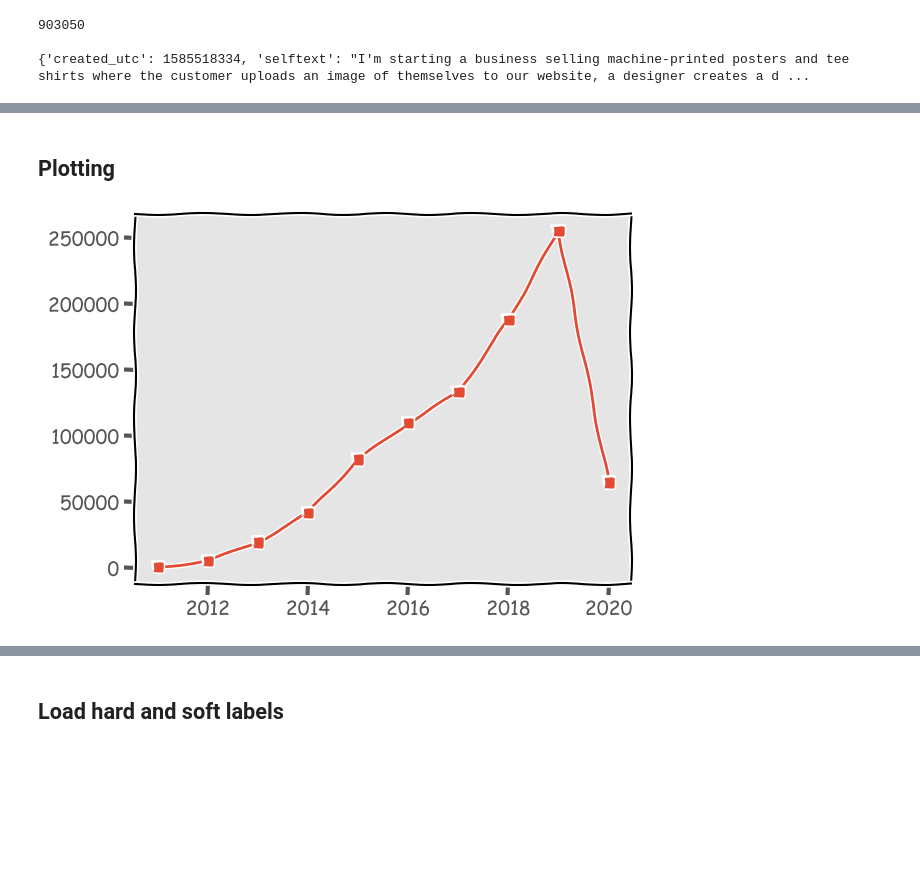
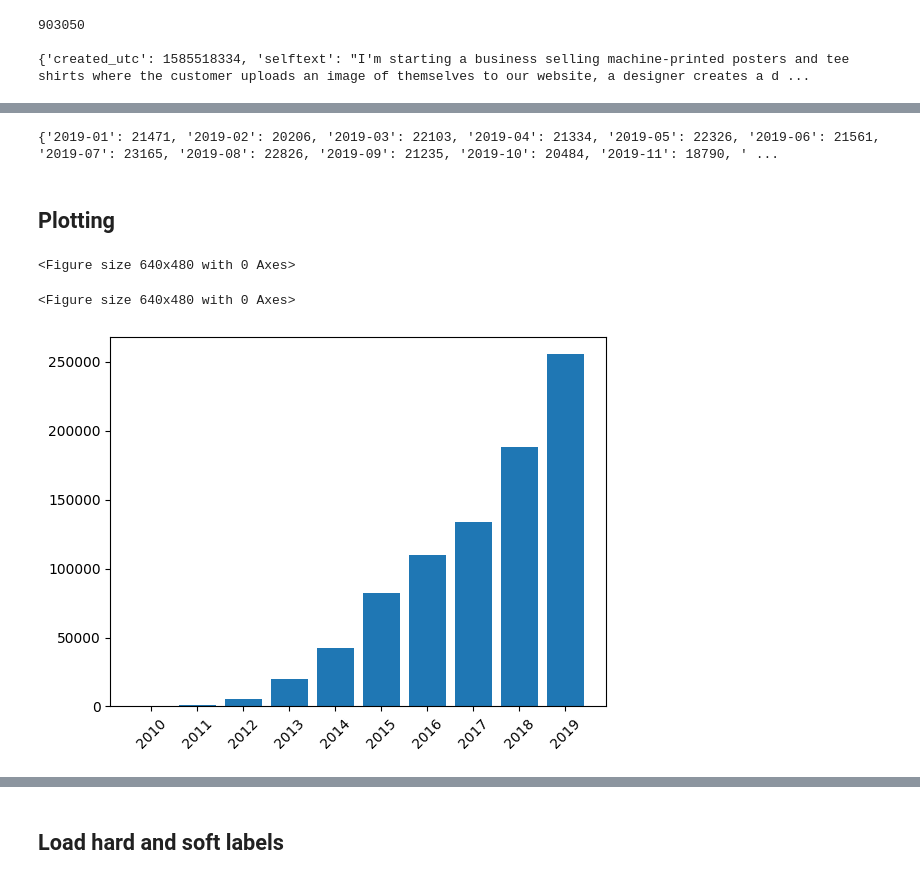
Before and after one commit to heeh/legal_advice, a Jupyter notebook: predictor.ipynb, the cells around one changed output, grey strips where cells are left out. Drawn from its saved outputs; the diff is of its cells as text; code cells hidden in the pictures; blank space fills up the shorter version.

Commit message:
Add annual and monthly prevalence

```diff
--- a/predictor.ipynb
+++ b/predictor.ipynb
@@ -211,11 +218,41 @@ noselftext 1237
+# %%
+print(monthly_num_docs)
+# %% [output]
+{'2019-01': 21471, '2019-02': 20206, '2019-03': 22103, '2019-04': 21334, '2019-05': 22326, '2019-06': 21561, '2019-07': 23165, '2019-08': 22826, '2019-09': 21235, '2019-10': 20484, '2019-11': 18790, ' ...
 # %% [markdown]
 ## Plotting
+# %%
+import matplotlib, matplotlib.pyplot as plt
+import pandas as pd
+matplotlib.style.use("ggplot")
+#plt.xkcd()
+plt.rcdefaults()
+plt.figure()
+def plotDictBar(d: dict):
+    d.pop(2010, None)
+    xdata = []
+    ydata = []
+    for k,v in d.items():
+        xdata.append(k)
+        ydata.append(v)
+    xdata = np.asarray(xdata)
+    ydata = np.asarray(ydata)
+    plt.bar(xdata, ydata)
+    plt.xticks(rotation=45)
+
+
+#    plt.annotate(s="Peak", xy=(ydata.argmax(), ydata.max()),\
+#                 xytext=(ydata.argmax()+0.01, ydata.max()+0.01),\
+#                 arrowprops={"facecolor":"black", "shrink":0.2})
+#    plt.ylabel("Number of Submissions")
+# %% [output]
+<Figure size 640x480 with 0 Axes>
 # %%
 import matplotlib, matplotlib.pyplot as plt
 import pandas as pd
 matplotlib.style.use("ggplot")
-plt.xkcd()
-#plt.rcdefaults()
+#plt.xkcd()
+plt.rcdefaults()
 plt.figure()
 def plotDict(d: dict, marker:str):
     d.pop(2010, None)
@@ -226,14 +263,17 @@ def plotDict(d: dict, marker:str):
         ydata.append(v)
     xdata = np.asarray(xdata)
     ydata = np.asarray(ydata)
+    plt.plot(xdata, ydata, marker)
+    plt.xticks(rotation=45)
 
 
-    plt.plot(xdata, ydata, marker)
 #    plt.annotate(s="Peak", xy=(ydata.argmax(), ydata.max()),\
-#                 xytext=(ydata.argmax()+0.5, ydata.max()+0.1),\
+#                 xytext=(ydata.argmax()+0.01, ydata.max()+0.01),\
 #                 arrowprops={"facecolor":"black", "shrink":0.2})
 #    plt.ylabel("Number of Submissions")
-
-plotDict(num_docs, "-s")
 # %% [output]
-[figure, removed]
+<Figure size 640x480 with 0 Axes>
+# %%
+plotDictBar(num_docs)
+# %% [output]
+[figure, added]
```
Also changed, not shown: parts of 27 cells of this notebook.
